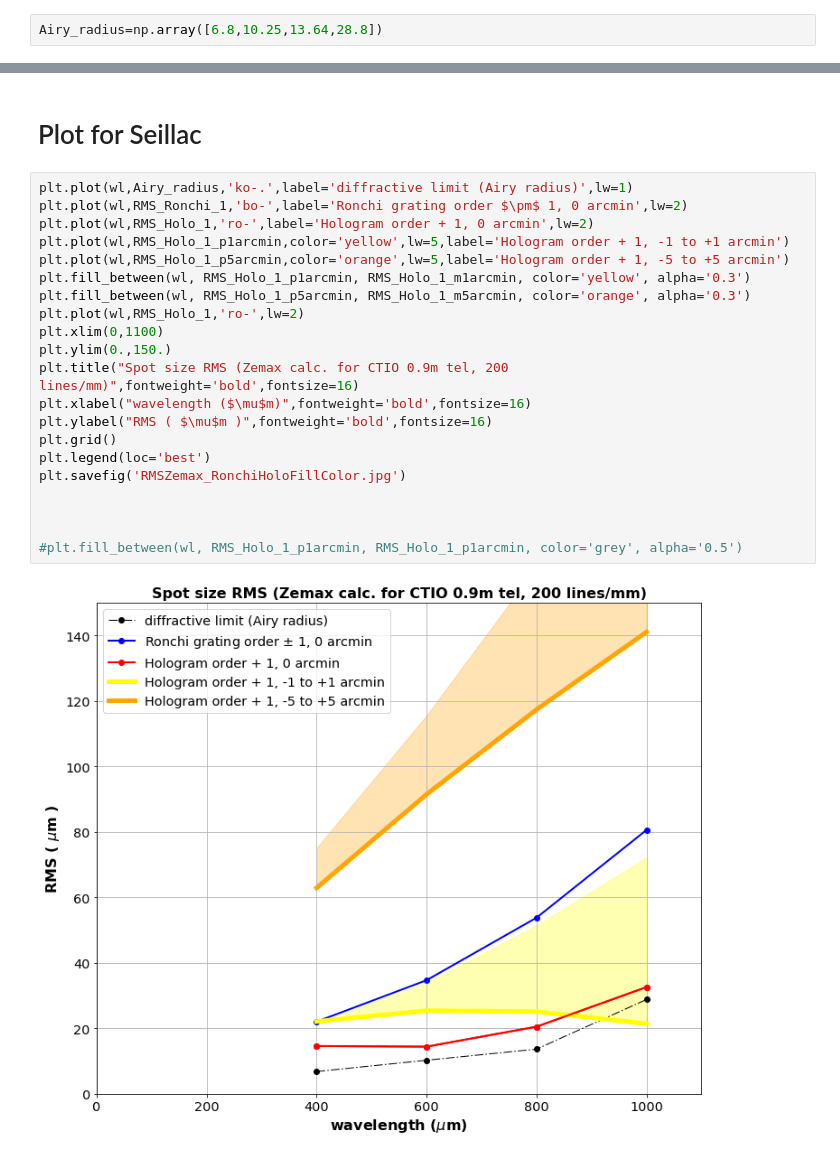
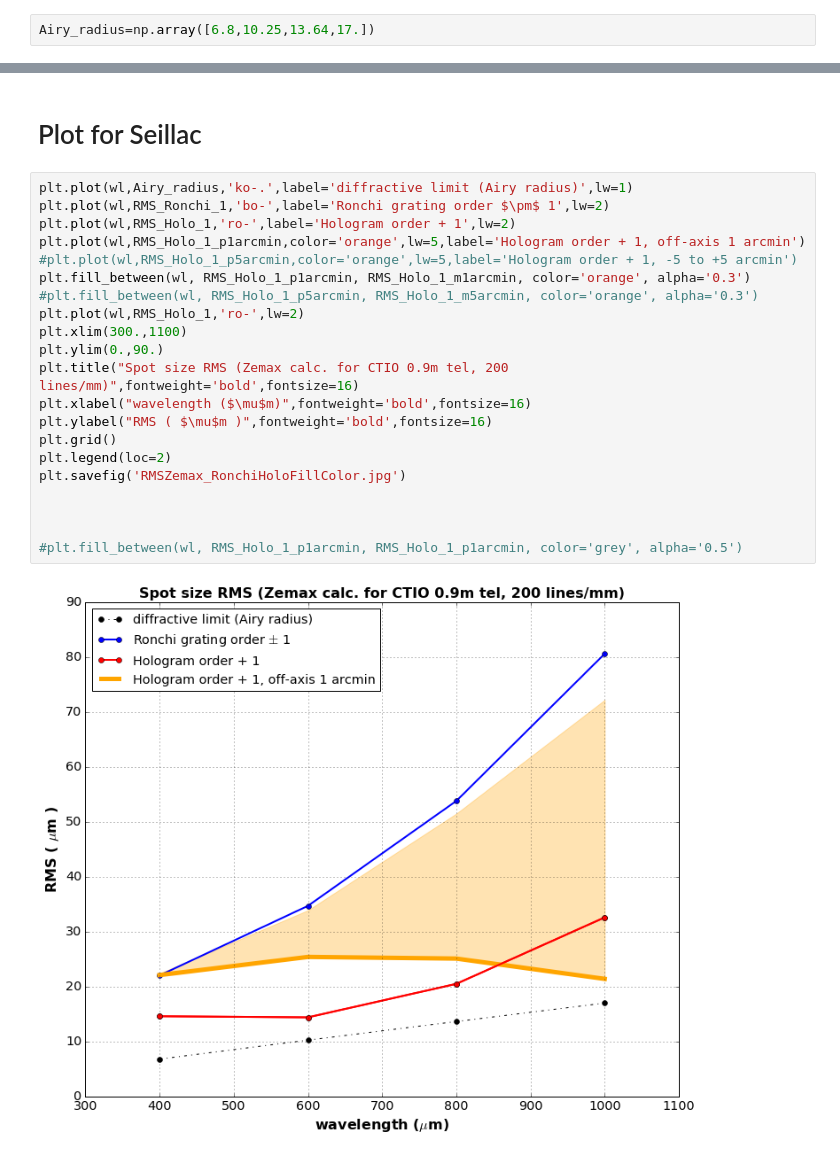
Before and after one commit to sylvielsstfr/OpticSimWthZemax, a Jupyter notebook: RMSAnalysis/AnaCompZemaxRonchiHolo200lmm.ipynb, the cells around one changed output, grey strips where cells are left out. Saved outputs shown, nothing was run; the diff lists cells and outputs as text.

Commit message:
Simplify a figure

```diff
--- a/RMSAnalysis/AnaCompZemaxRonchiHolo200lmm.ipynb
+++ b/RMSAnalysis/AnaCompZemaxRonchiHolo200lmm.ipynb
@@ -73,7 +73,7 @@ Det_size=Det_xpic*Det_NbPix*micr_to_mm # CCD size in mm, 5 cm or 2 inch
 # %%
 wl = np.array([400., 600., 800., 1000.])
 # %%
-Airy_radius=np.array([6.8,10.25,13.64,28.8])
+Airy_radius=np.array([6.8,10.25,13.64,17.])
 # %%
 # null incident angle
 RMS_Ronchi_1=np.array([22.03,34.7,53.8,80.6])
@@ -106,24 +106,24 @@ plt.savefig('RMSZemax_RonchiHolo.jpg')
 # Plot for Seillac
 # %%
 plt.plot(wl,Airy_radius,'ko-.',label='diffractive limit (Airy radius)',lw=1)
-plt.plot(wl,RMS_Ronchi_1,'bo-',label='Ronchi grating order $\pm$ 1, 0 arcmin',lw=2)
-plt.plot(wl,RMS_Holo_1,'ro-',label='Hologram order + 1, 0 arcmin',lw=2)
-plt.plot(wl,RMS_Holo_1_p1arcmin,color='yellow',lw=5,label='Hologram order + 1, -1 to +1 arcmin')
-plt.plot(wl,RMS_Holo_1_p5arcmin,color='orange',lw=5,label='Hologram order + 1, -5 to +5 arcmin')
-plt.fill_between(wl, RMS_Holo_1_p1arcmin, RMS_Holo_1_m1arcmin, color='yellow', alpha='0.3')
-plt.fill_between(wl, RMS_Holo_1_p5arcmin, RMS_Holo_1_m5arcmin, color='orange', alpha='0.3')
+plt.plot(wl,RMS_Ronchi_1,'bo-',label='Ronchi grating order $\pm$ 1',lw=2)
+plt.plot(wl,RMS_Holo_1,'ro-',label='Hologram order + 1',lw=2)
+plt.plot(wl,RMS_Holo_1_p1arcmin,color='orange',lw=5,label='Hologram order + 1, off-axis 1 arcmin')
+#plt.plot(wl,RMS_Holo_1_p5arcmin,color='orange',lw=5,label='Hologram order + 1, -5 to +5 arcmin')
+plt.fill_between(wl, RMS_Holo_1_p1arcmin, RMS_Holo_1_m1arcmin, color='orange', alpha='0.3')
+#plt.fill_between(wl, RMS_Holo_1_p5arcmin, RMS_Holo_1_m5arcmin, color='orange', alpha='0.3')
 plt.plot(wl,RMS_Holo_1,'ro-',lw=2)
-plt.xlim(0,1100)
-plt.ylim(0.,150.)
+plt.xlim(300.,1100)
+plt.ylim(0.,90.)
 plt.title("Spot size RMS (Zemax calc. for CTIO 0.9m tel, 200 lines/mm)",fontweight='bold',fontsize=16)
 plt.xlabel("wavelength ($\mu$m)",fontweight='bold',fontsize=16)
 plt.ylabel("RMS ( $\mu$m )",fontweight='bold',fontsize=16)
 plt.grid()
-plt.legend(loc='best')
+plt.legend(loc=2)
 plt.savefig('RMSZemax_RonchiHoloFillColor.jpg')
 
 
 
 #plt.fill_between(wl, RMS_Holo_1_p1arcmin, RMS_Holo_1_p1arcmin, color='grey', alpha='0.5')
 # %% [output]
-[figure, old version]
+[figure, new version]
```
Also changed, not shown: parts of 1 cell of this notebook.
